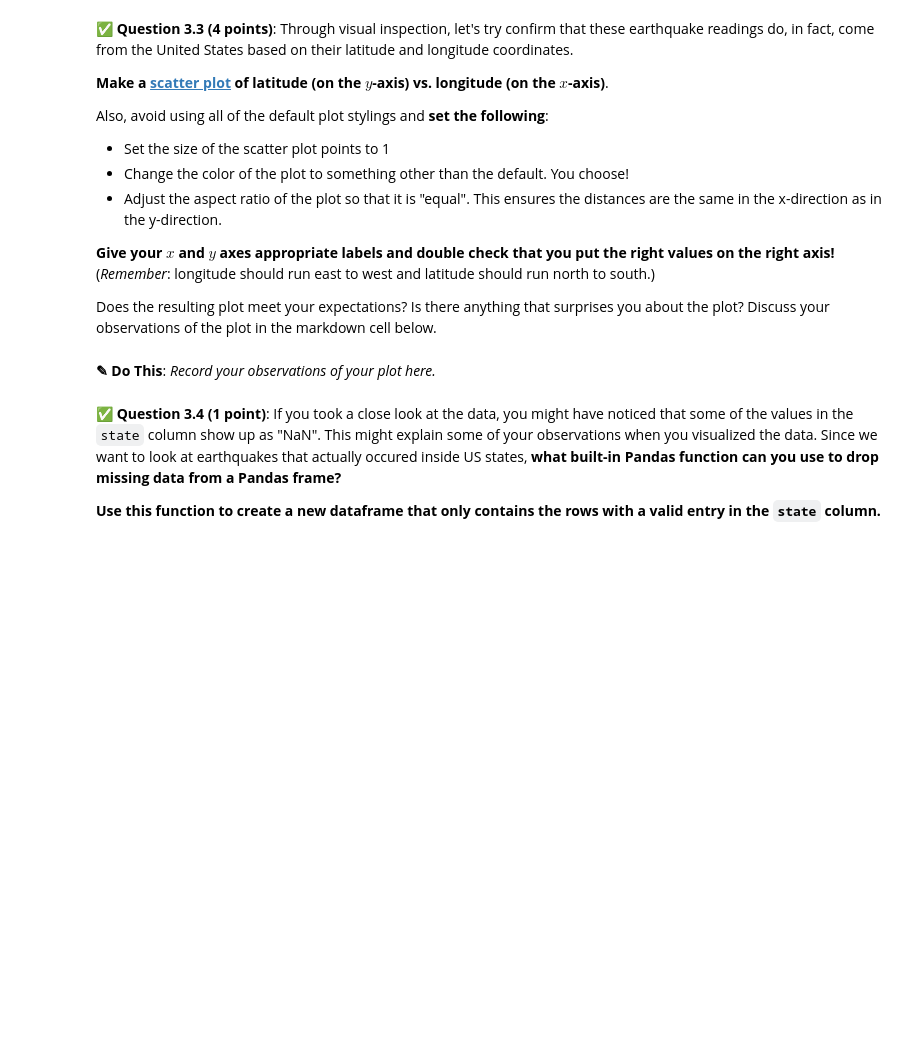
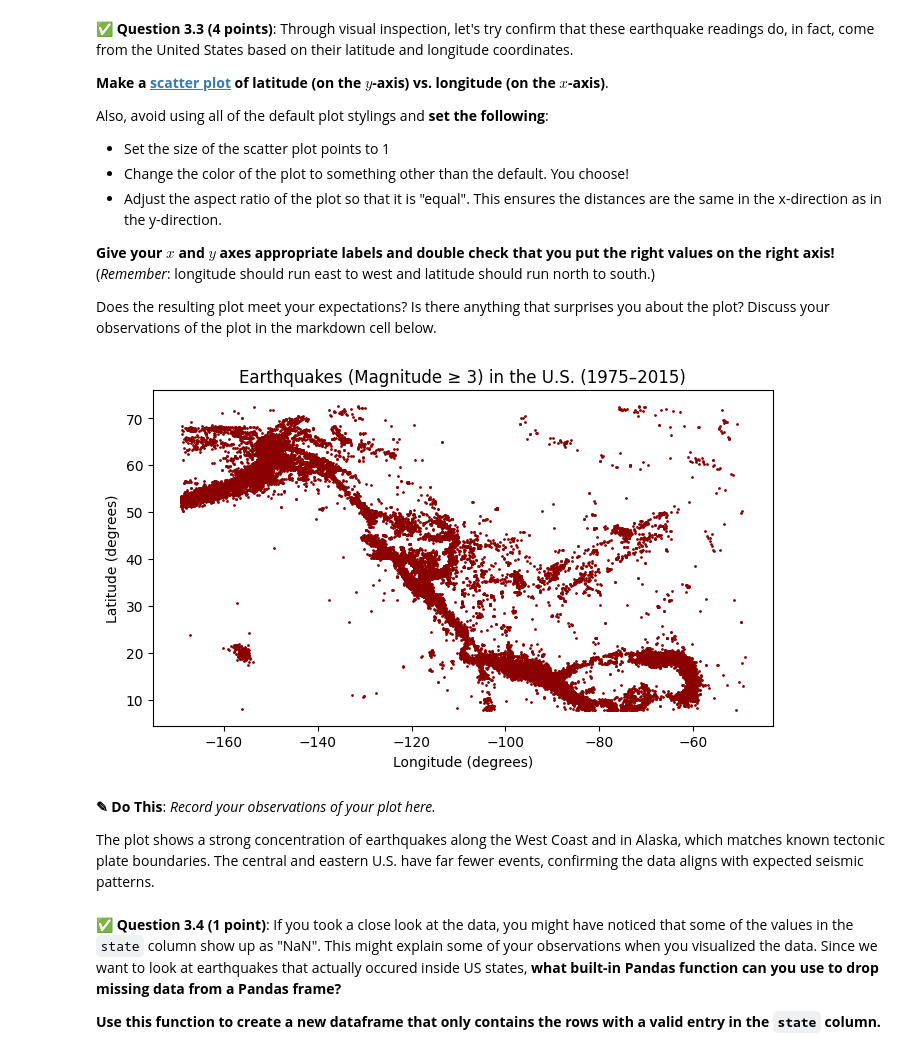
Before and after one commit to kirtanet/CMSE202-f25-turnin, a Jupyter notebook: hw-01/HW 1.ipynb, the cells around one changed output. Drawn from its saved outputs; the diff is of its cells as text; code cells hidden in the pictures; blank space fills up the shorter version.

```diff
--- a/hw-01/HW 1.ipynb
+++ b/hw-01/HW 1.ipynb
@@ -332,0 +355,3 @@ That headline might be a alarming, but you're going to take a look at the data y
+# %%
+df = pd.read_csv("earthquake_states.csv")
+df.head(15)
@@ -348,5 +388,23 @@ Does the resulting plot meet your expectations? Is there anything that surprises
-# %% [markdown]
-**<font size=+3>&#9998;</font> Do This**: *Record your observations of your plot here.*
+# %%
+### Put your code here
+plt.figure(figsize=(8,6))
+plt.scatter(df["longitude"], df["latitude"],
+            s=1,
+            color="darkred")
+
+plt.gca().set_aspect("equal", adjustable="box")
+
+plt.xlabel("Longitude (degrees)")
+plt.ylabel("Latitude (degrees)")
+
+plt.title("Earthquakes (Magnitude ≥ 3) in the U.S. (1975–2015)")
+plt.show()
+# %% [output]
+[figure, added]
+# %% [markdown]
+**<font size=+3>&#9998;</font> Do This**: *Record your observations of your plot here.*
+
+The plot shows a strong concentration of earthquakes along the West Coast and in Alaska, which matches known tectonic plate boundaries. The central and eastern U.S. have far fewer events, confirming the data aligns with expected seismic patterns.
 # %% [markdown]
 &#9989; **Question 3.4 (1 point)**: If you took a close look at the data, you might have noticed that some of the values in the `state` column show up as "NaN". This might explain some of your observations when you visualized the data. Since we want to look at earthquakes that actually occured inside US states, **what built-in Pandas function can you use to drop missing data from a Pandas frame?**
 
```
Also changed, not shown: parts of 21 cells of this notebook, 1 other file.
